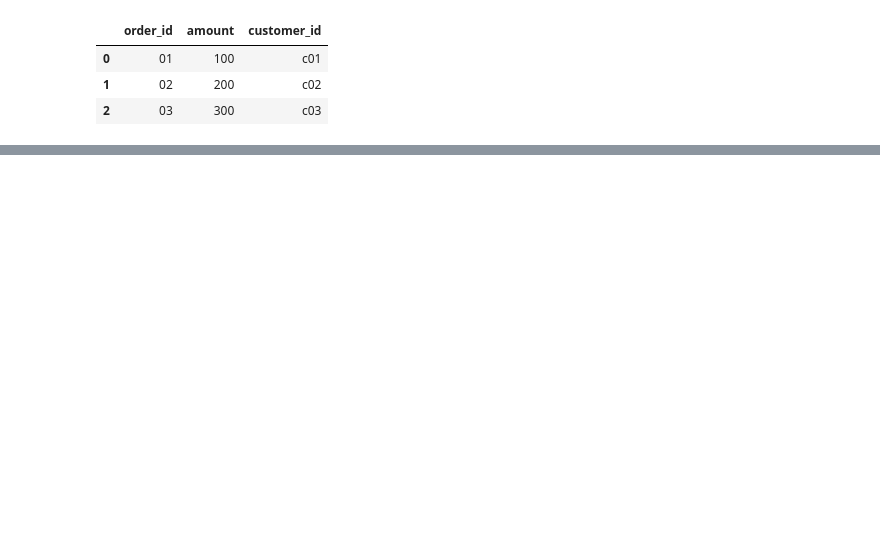
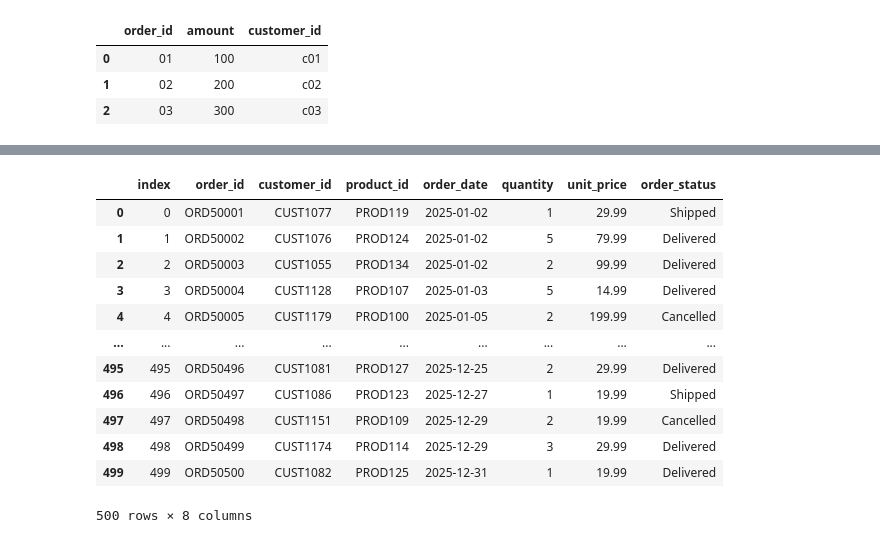
Before and after one commit to ANEESAAYAZ/internship_pandas, a Jupyter notebook: pandas_sample.ipynb, the cells around one changed output, grey strips where cells are left out. Saved outputs shown, nothing was run; the diff lists cells and outputs as text; code cells hidden in the pictures; blank space fills up the shorter version.

```diff
--- a/pandas_sample.ipynb
+++ b/pandas_sample.ipynb
@@ -17,0 +108,17 @@ sample
+# %%
+orders=orders.reset_index()
+orders
+# %% [output]
+|  | index | order_id | customer_id | product_id | order_date | quantity | unit_price | order_status |
+| 0 | 0 | ORD50001 | CUST1077 | PROD119 | 2025-01-02 | 1 | 29.99 | Shipped |
+| 1 | 1 | ORD50002 | CUST1076 | PROD124 | 2025-01-02 | 5 | 79.99 | Delivered |
+| 2 | 2 | ORD50003 | CUST1055 | PROD134 | 2025-01-02 | 2 | 99.99 | Delivered |
+| 3 | 3 | ORD50004 | CUST1128 | PROD107 | 2025-01-03 | 5 | 14.99 | Delivered |
+| 4 | 4 | ORD50005 | CUST1179 | PROD100 | 2025-01-05 | 2 | 199.99 | Cancelled |
+| ... | ... | ... | ... | ... | ... | ... | ... | ... |
+| 495 | 495 | ORD50496 | CUST1081 | PROD127 | 2025-12-25 | 2 | 29.99 | Delivered |
+| 496 | 496 | ORD50497 | CUST1086 | PROD123 | 2025-12-27 | 1 | 19.99 | Shipped |
+| 497 | 497 | ORD50498 | CUST1151 | PROD109 | 2025-12-29 | 2 | 19.99 | Cancelled |
+| 498 | 498 | ORD50499 | CUST1174 | PROD114 | 2025-12-29 | 3 | 29.99 | Delivered |
+| 499 | 499 | ORD50500 | CUST1082 | PROD125 | 2025-12-31 | 1 | 19.99 | Delivered |
+500 rows × 8 columns
```
Also changed, not shown: parts of 47 cells of this notebook.
